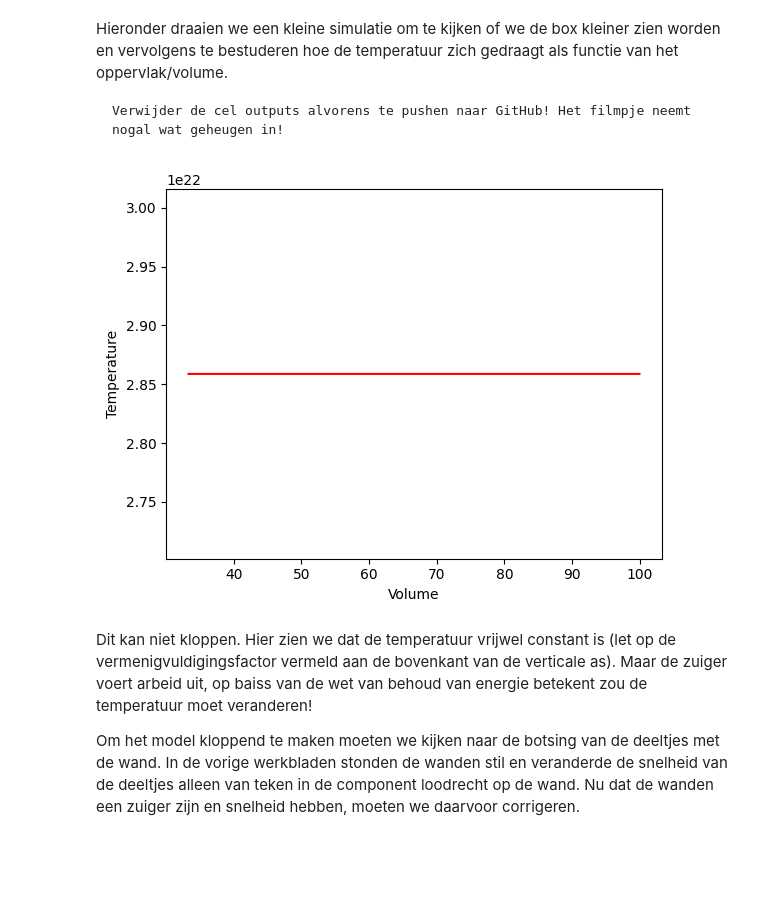
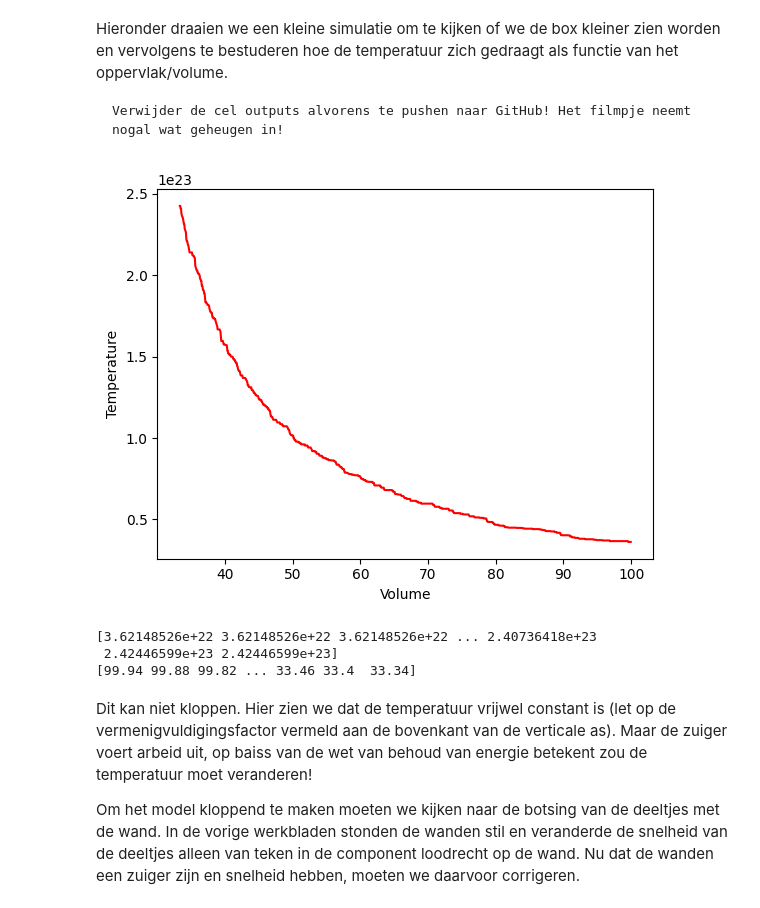
Before and after one commit to BNR33/001TASH, a Jupyter notebook: Content/PySim/7_arbeid.ipynb, the cells around one changed output. Drawn from its saved outputs; the diff is of its cells as text; code cells hidden in the pictures; blank space fills up the shorter version.

```diff
--- a/Content/PySim/7_arbeid.ipynb
+++ b/Content/PySim/7_arbeid.ipynb
@@ -127,13 +127,24 @@ def top_down_collision(particle: ParticleClass):
         impulse_outward += abs(particle.momentum[1]) * 2
         particle.v[1] *= -1
 
+# def left_right_collision(particle: ParticleClass):
+#     """ botsingen met wanden links en rechts controleren en totale stoot bepalen """
+#     global impulse_outward, box_length
+#     if abs(particle.r[0]) + particle.R > box_length / 2:
+#         particle.r[0] = np.sign(particle.r[0]) * (box_length/2 - particle.R)
+#         impulse_outward += abs(particle.momentum[0]) * 2
+#         particle.v[0] *= -1
+
+
 def left_right_collision(particle: ParticleClass):
-    """ botsingen met wanden links en rechts controleren en totale stoot bepalen """
-    global impulse_outward, box_length
+    """ verzorgen van botsingen met wand links en rechts, die als zuiger kunnen bewegen """
+    global box_length, v_piston, impulse_outward
     if abs(particle.r[0]) + particle.R > box_length / 2:
         particle.r[0] = np.sign(particle.r[0]) * (box_length/2 - particle.R)
-        impulse_outward += abs(particle.momentum[0]) * 2
-        particle.v[0] *= -1
+        piston_velocity = np.sign(particle.r[0]) * v_piston
+        relative_velocity = particle.v[0] - piston_velocity           # stelsel zuiger
+        particle.v[0] = -relative_velocity + piston_velocity          # stelsel waarnemer
+        impulse_outward += 2 * particle.m * abs(relative_velocity)    # stoot gevoeld door zuiger
 # %% [markdown]
 En dan laden we ook alle functies die over de gehele lijst met deeltjes werken, waarbij een paar kleine aanpassingen nodig zijn vanwege de splitsing in het botsen met de wanden. Ook hier roepen we een aantal variabelen met `global` aan.
 
@@ -153,10 +164,13 @@ def create_particles(particles):
         y = np.random.uniform(-box_height/2 + RADIUS, box_height/2 - RADIUS)
         particles.append(ParticleClass(m=1.0, v=[vx, vy], r=[x, y], R=RADIUS))
 
-def temperature(self) -> float:
-    temp = 0.0
-    temp = (self.kin_energy) /(1.380649e-23 )
-    return temp
+def temperature(particles) -> float:
+   temp_tot = 0.0
+   temp = 0.0
+   for p in particles:
+        temp_tot += (p.kin_energy) /(1.380649e-23 )
+   temp = temp_tot / len(particles)
+   return temp
 
 
 def handle_collisions(particles):
@@ -264,30 +278,36 @@ HTML(ani.to_jshtml())
 # %%
 # we kiezen het aantal datapunten zodat het volume tot 1/3 van het begin volume reduceert
 num_steps = round(2/3 * BOX_SIZE_0 / (2 * -V_PISTON_0 * DT))
 
 particles = []
 volumes = np.zeros(num_steps, dtype=float)
 temperatures = np.zeros(num_steps, dtype=float)
 
 box_length = BOX_SIZE_0         # zetten zuiger terug
 v_piston = V_PISTON_0
 create_particles(particles)     # resetten deeltjes
 
 for i in range(num_steps):
     take_time_step(particles)
     volumes[i] = box_length * box_height
-    temperatures[i] = temperature(p)
+    temperatures[i] = temperature(particles)
 
 temperatures = np.asarray(temperatures)
 
 plt.figure()
 plt.xlabel('Volume')
 plt.ylabel('Temperature')
 
 plt.plot(volumes, temperatures, '-r')
 plt.show()
+
+print(temperatures)
+print(volumes)
 # %% [output]
-[figure, old version]
+[figure, new version]
+[3.62148526e+22 3.62148526e+22 3.62148526e+22 ... 2.40736418e+23
+ 2.42446599e+23 2.42446599e+23]
+[99.94 99.88 99.82 ... 33.46 33.4  33.34]
 # %% [markdown]
 Dit kan niet kloppen. Hier zien we dat de temperatuur vrijwel constant is (let op de vermenigvuldigingsfactor vermeld aan de bovenkant van de verticale as). Maar de zuiger voert arbeid uit, op baiss van de wet van behoud van energie betekent zou de temperatuur moet veranderen!
 
```
Also changed, not shown: parts of 3 cells of this notebook.
